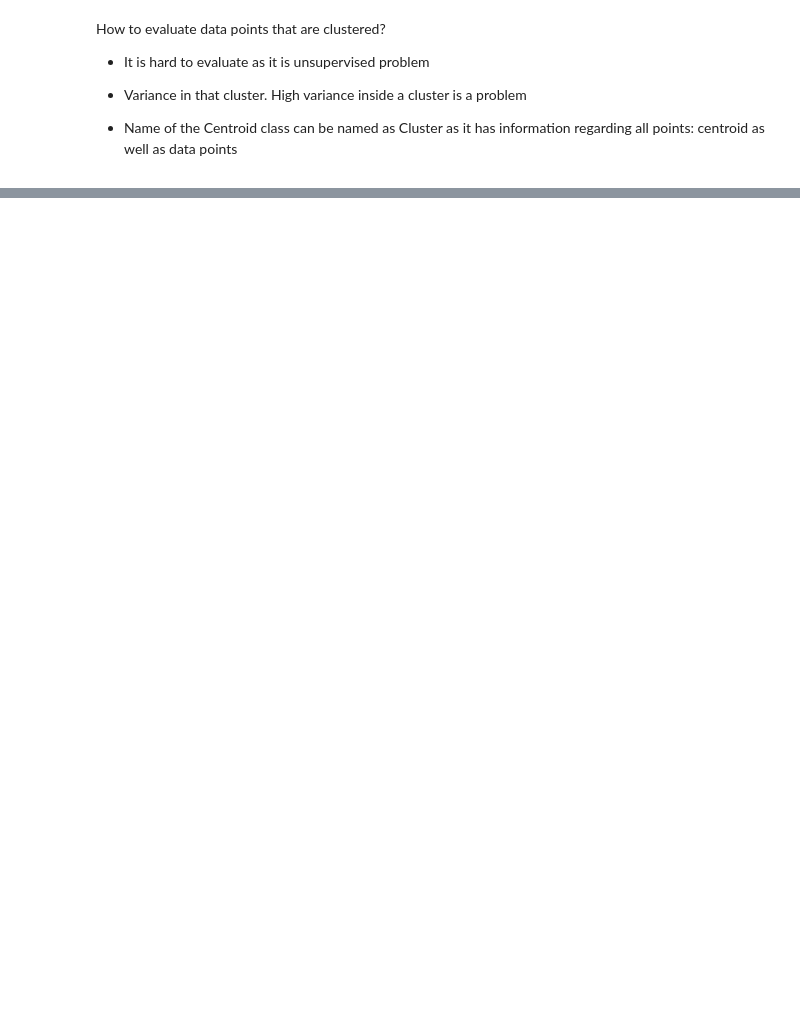
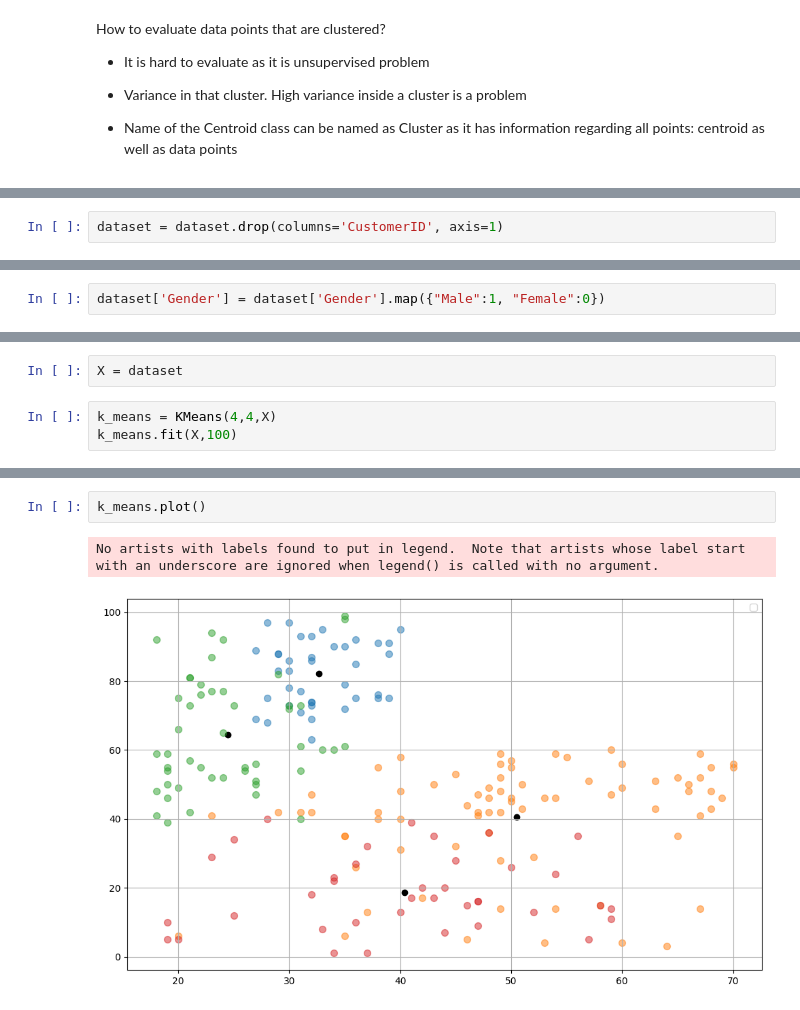
Before and after one commit to vedaant912/Machine-Learning-and-Deep-Learning, a Jupyter notebook: 7_K_Means_Algorithm/KMeans.ipynb, the cells around one changed output, grey strips where cells are left out. Cells and saved outputs as stored; diff of their text form; blank space fills up the shorter version.

Commit message:
Many changes to previous K-means code and added a matplot lib for visualization

```diff
--- a/7_K_Means_Algorithm/KMeans.ipynb
+++ b/7_K_Means_Algorithm/KMeans.ipynb
@@ -72,0 +123,2 @@ How to evaluate data points that are clustered?
+# %%
+dataset = dataset.drop(columns='CustomerID', axis=1)
@@ -72,0 +134,2 @@ How to evaluate data points that are clustered?
+# %%
+dataset['Gender'] = dataset['Gender'].map({"Male":1, "Female":0})
@@ -72,0 +149,5 @@ How to evaluate data points that are clustered?
+# %%
+X = dataset
+# %%
+k_means = KMeans(4,4,X)
+k_means.fit(X,100)
@@ -72,0 +172,5 @@ How to evaluate data points that are clustered?
+# %%
+k_means.plot()
+# %% [output]
+No artists with labels found to put in legend.  Note that artists whose label start with an underscore are ignored when legend() is called with no argument.
+[figure, added]
```
Also changed, not shown: parts of 9 cells of this notebook, 1 other file.
